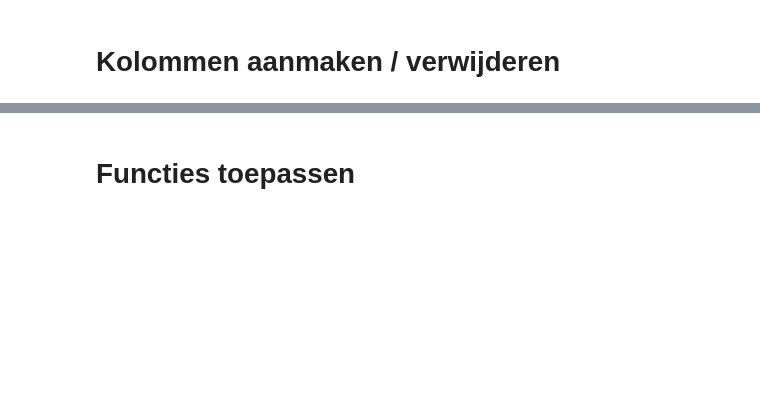
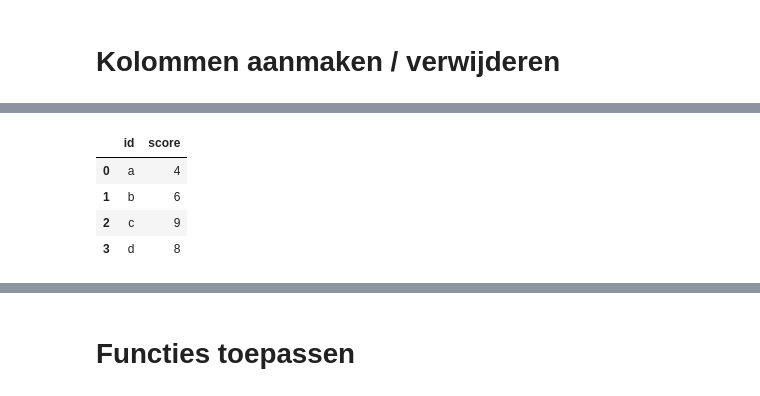
Before and after one commit to LFKoning/knowledge-sharing, a Jupyter notebook: python_engineers/part_3/4_pandas_dataframe.ipynb, the cells around one changed output, grey strips where cells are left out. Cells and saved outputs as stored; diff of their text form; code cells hidden in the pictures; blank space fills up the shorter version.

```diff
--- a/python_engineers/part_3/4_pandas_dataframe.ipynb
+++ b/python_engineers/part_3/4_pandas_dataframe.ipynb
@@ -168,6 +208,13 @@ scores
 # %%
 # Reset scores
 scores = maak_scores()
+scores
+# %% [output]
+|  | id | score |
+| 0 | a | 4 |
+| 1 | b | 6 |
+| 2 | c | 9 |
+| 3 | d | 8 |
 # %%
 def aantal_voldoendes(df):
     df["voldoende"] = df["score"] > 5.5
```
Also changed, not shown: parts of 56 cells of this notebook, 6 other files.
